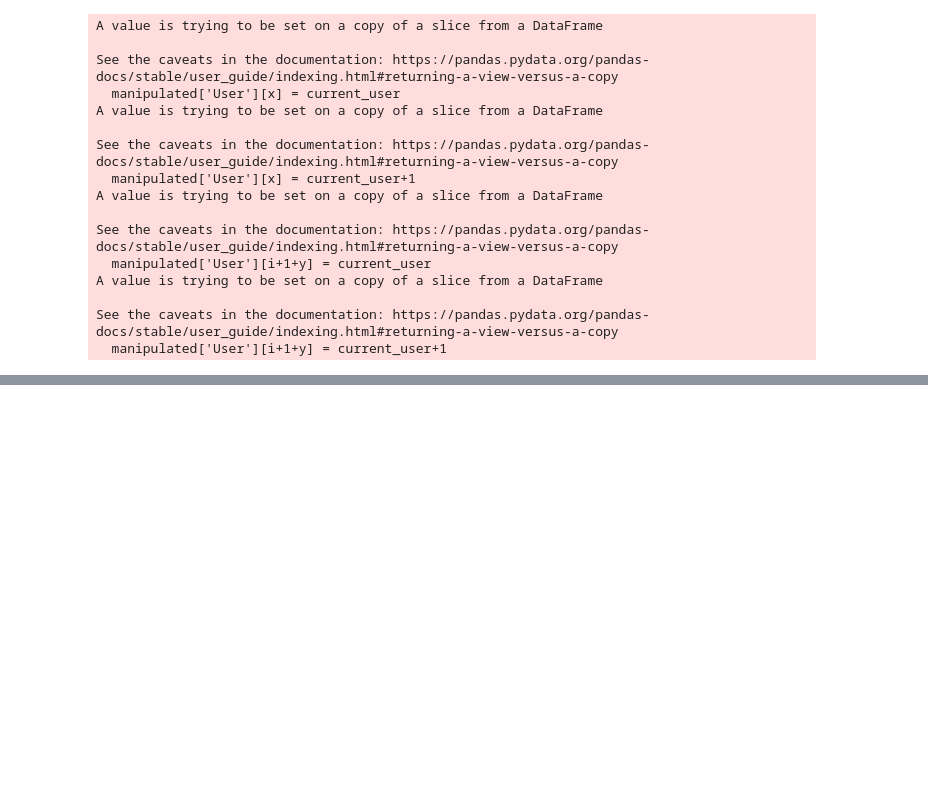
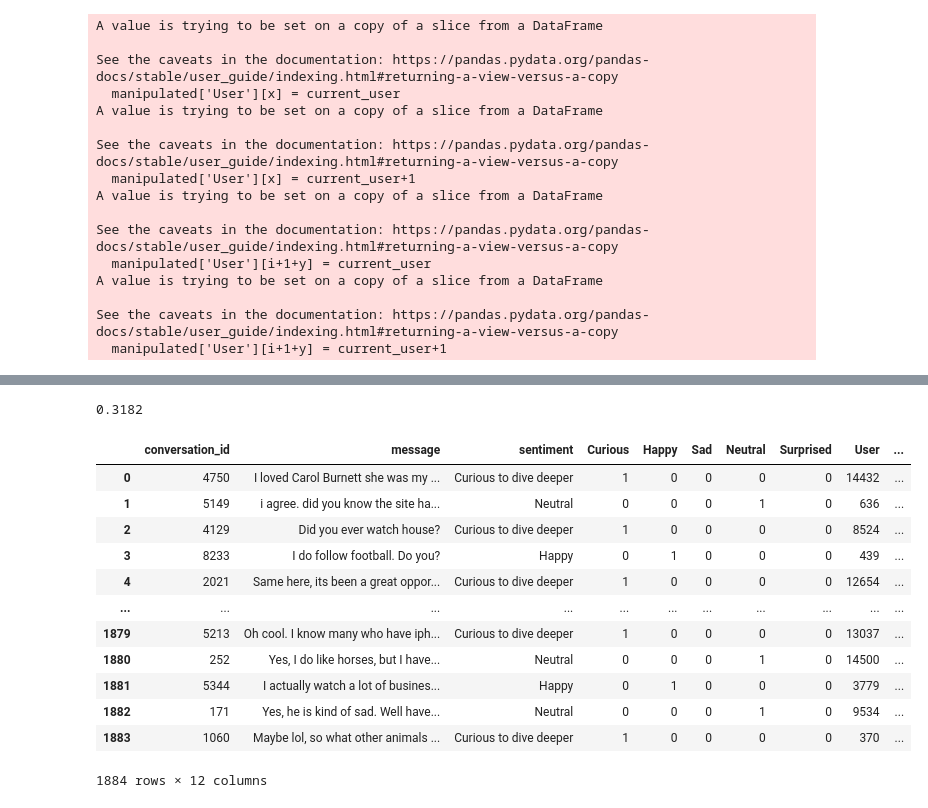
Before and after one commit to kcnair003/treehacks-karmalink, a Jupyter notebook: TopicalDataManipulation.ipynb, the cells around one changed output, grey strips where cells are left out. Cells and saved outputs as stored; diff of their text form; code cells hidden in the pictures; blank space fills up the shorter version.

Commit message:
Update TopicalDataManipulation.ipynb
Added models and dictionary of unique user's messages

```diff
--- a/TopicalDataManipulation.ipynb
+++ b/TopicalDataManipulation.ipynb
@@ -140,0 +194,25 @@ nR = np.dot(nP, nQ.T)
+# %%
+analyze_vader_sentiment("Are you a fan of Google or Microsoft?")
+# %% [output]
+0.3182
+# %%
+manipulated = manipulated.sample(frac=1).reset_index(drop=True)
+split = np.array_split(manipulated, 100)
+
+split1=split[0].copy()
+
+split1
+# %% [output]
+|  | conversation_id | message | sentiment | Curious | Happy | Sad | Neutral | Surprised | User | ... |
+| 0 | 4750 | I loved Carol Burnett she was my ... | Curious to dive deeper | 1 | 0 | 0 | 0 | 0 | 14432 | ... |
+| 1 | 5149 | i agree. did you know the site ha... | Neutral | 0 | 0 | 0 | 1 | 0 | 636 | ... |
+| 2 | 4129 | Did you ever watch house? | Curious to dive deeper | 1 | 0 | 0 | 0 | 0 | 8524 | ... |
+| 3 | 8233 | I do follow football. Do you? | Happy | 0 | 1 | 0 | 0 | 0 | 439 | ... |
+| 4 | 2021 | Same here, its been a great oppor... | Curious to dive deeper | 1 | 0 | 0 | 0 | 0 | 12654 | ... |
+| ... | ... | ... | ... | ... | ... | ... | ... | ... | ... | ... |
+| 1879 | 5213 | Oh cool. I know many who have iph... | Curious to dive deeper | 1 | 0 | 0 | 0 | 0 | 13037 | ... |
+| 1880 | 252 | Yes, I do like horses, but I have... | Neutral | 0 | 0 | 0 | 1 | 0 | 14500 | ... |
+| 1881 | 5344 | I actually watch a lot of busines... | Happy | 0 | 1 | 0 | 0 | 0 | 3779 | ... |
+| 1882 | 171 | Yes, he is kind of sad. Well have... | Neutral | 0 | 0 | 0 | 1 | 0 | 9534 | ... |
+| 1883 | 1060 | Maybe lol, so what other animals ... | Curious to dive deeper | 1 | 0 | 0 | 0 | 0 | 370 | ... |
+1884 rows × 12 columns
```
Also changed, not shown: parts of 24 cells of this notebook.
